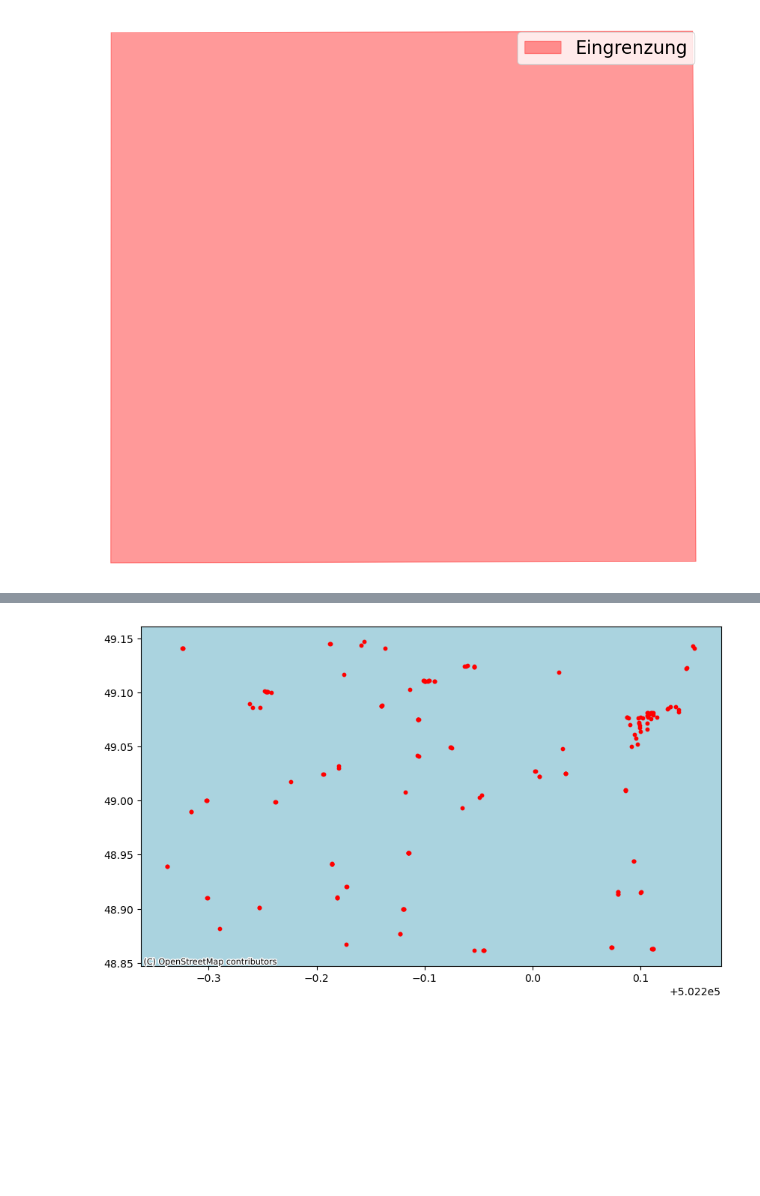
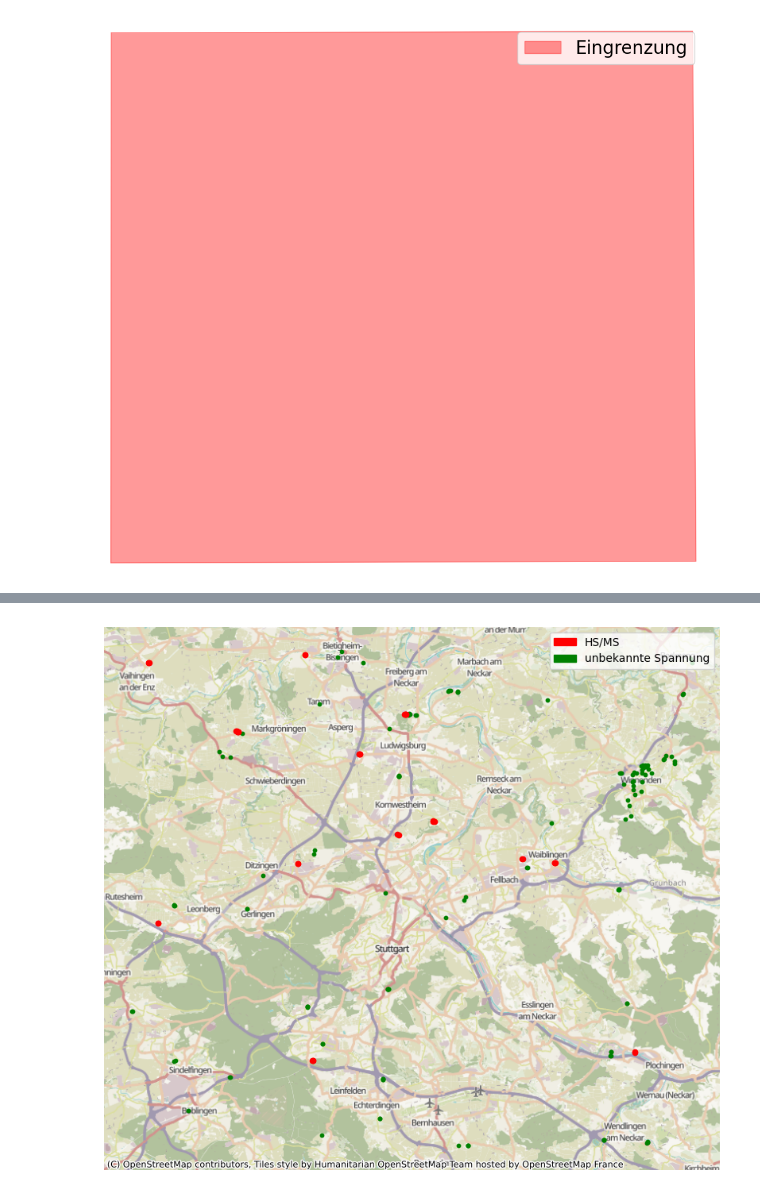
Before and after one commit to MagnusGutacker/Code, a Jupyter notebook: test2.ipynb, the cells around one changed output, grey strips where cells are left out. Cells and saved outputs as stored; diff of their text form; code cells hidden in the pictures; blank space fills up the shorter version.

```diff
--- a/test2.ipynb
+++ b/test2.ipynb
@@ -95,15 +92,32 @@ power = power.filter(['geometry','power','phases','voltage:primary', 'voltage:se
 power['voltage:primary'] = power['voltage:primary'].combine_first(power['voltage-high'])
 power['voltage:secondary'] = power['voltage:secondary'].combine_first(power['voltage-low'])
 power = power.filter(['geometry','power','phases','voltage:primary', 'voltage:secondary', axis=='columns'])
+
+HS_MS = power.loc[power['voltage:primary'].isin(['380000', '220000', '110000'])]
+MS_NS = power.loc[power['voltage:primary'].isin(['100000', '20000'])]
+unbekannt = power.loc[power['voltage:primary'] == 'NaN']
 # %%
+HS_MS = HS_MS.to_crs(epsg=3857)
+MS_NS = MS_NS.to_crs(epsg=3857)
 power = power.to_crs(epsg=3857)
+
 fig, ax = plt.subplots(figsize=(10, 10))
-power.plot(ax=ax, color='red', markersize=10)
+power.plot(ax=ax, color='green', markersize=10)
+HS_MS.plot(ax=ax, color='red', markersize=20)
 
+legend_elements = [
+    Patch(color='red', label='HS/MS'),
+    Patch(color='green', label='unbekannte Spannung')
+]
+ax.legend(handles=legend_elements, loc='upper right', fontsize=10)
 # Füge den Hintergrund von OSM hinzu
-ctx.add_basemap(ax, crs=power.crs.to_string(), source=ctx.providers.OpenStreetMap.Mapnik)
+ctx.add_basemap(ax, crs=HS_MS.crs.to_string())
+ax.set_axis_off()
+# Zeige die Karte
+plt.savefig(r'./Daten/Trafos_um_Stuttgart.png', format='png', bbox_inches='tight')
+plt.show()
 
-# Zeige die Karte
-plt.show()
+path = './Daten/Trafos_um_Stuttgart.xlsx'
+power.to_excel(path)
 # %% [output]
-[figure, old version]
+[figure, new version]
```
Also changed, not shown: parts of 2 cells of this notebook, 3 other files.
